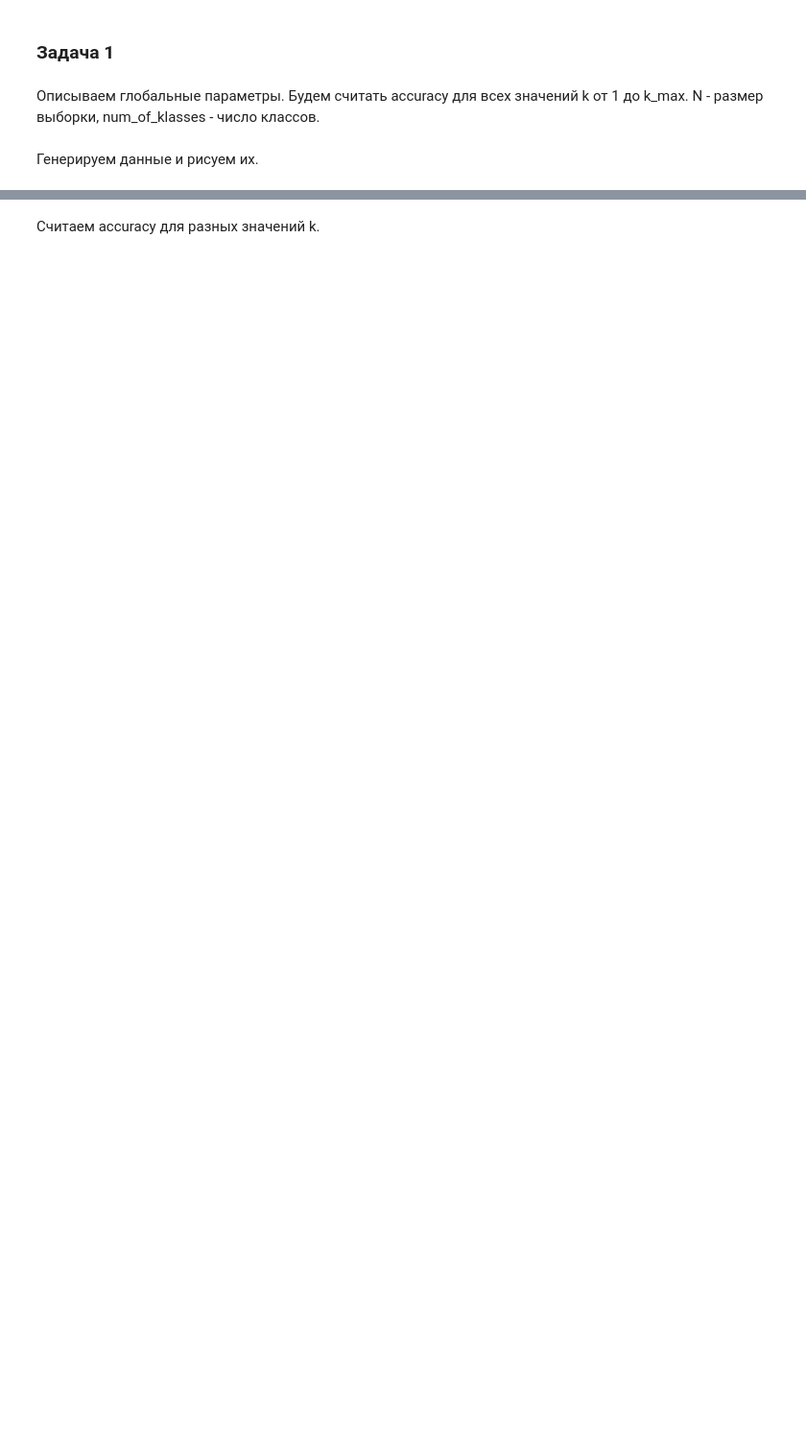
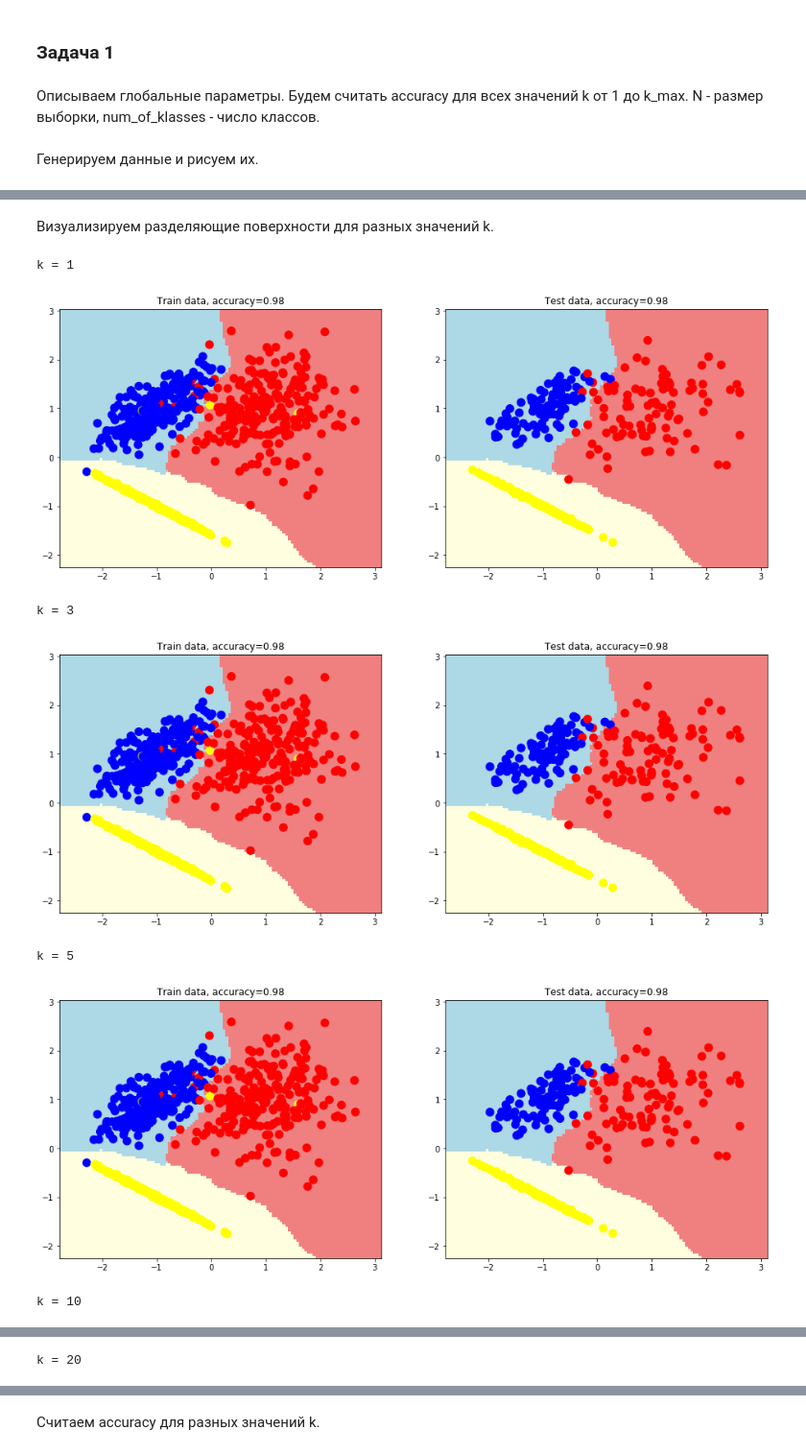
Before and after one commit to KaloshinPE/machinelearning_6sem, a Jupyter notebook: task1/report.ipynb, the cells around one changed output, grey strips where cells are left out. Shown: that part at 96% size. Saved outputs shown, nothing was run; the diff lists cells and outputs as text; code cells hidden in the pictures; blank space fills up the shorter version.

```diff
--- a/task1/report.ipynb
+++ b/task1/report.ipynb
@@ -35,0 +35,45 @@ plt.show()
+# %% [markdown]
+Визуализируем разделяющие поверхности для разных значений k.
+# %%
+def get_meshgrid(data, step=.05, border=.5,):
+    x_min, x_max = data[:, 0].min() - border, data[:, 0].max() + border
+    y_min, y_max = data[:, 1].min() - border, data[:, 1].max() + border
+    return np.meshgrid(np.arange(x_min, x_max, step), np.arange(y_min, y_max, step))
+
+
+def plot_decision_surface(estimator, train_data, train_labels, test_data, test_labels,
+                          colors=colors, light_colors=light_colors):
+    # fit model
+    estimator.fit(train_data, train_labels)
+
+    # set figure size
+    plt.figure(figsize=(16, 6))
+
+    # plot decision surface on the train data
+    plt.subplot(1, 2, 1)
+    xx, yy = get_meshgrid(train_data)
+    mesh_predictions = np.array(estimator.predict(np.c_[xx.ravel(), yy.ravel()])).reshape(xx.shape)
+    plt.pcolormesh(xx, yy, mesh_predictions, cmap=light_colors)
+    plt.scatter(train_data[:, 0], train_data[:, 1], c=train_labels, s=100, cmap=colors)
+    plt.title(
+        'Train data, accuracy={:.2f}'.format(metrics.accuracy_score(train_labels, estimator.predict(train_data))))
+
+    # plot decision surface on the test data
+    plt.subplot(1, 2, 2)
+    plt.pcolormesh(xx, yy, mesh_predictions, cmap=light_colors)
+    plt.scatter(test_data[:, 0], test_data[:, 1], c=test_labels, s=100, cmap=colors)
+    plt.title('Test data, accuracy={:.2f}'.format(metrics.accuracy_score(test_labels, estimator.predict(test_data))))
+
+    plt.show()
+
+for i in [1, 3, 5, 10, 20, 30, 50]:
+    print "k = " + str(i)
+    plot_decision_surface(KNeighborsClassifier(), train_data,  train_labels, test_data, test_labels)
+# %% [output]
+k = 1
+[figure, added]
+k = 3
+[figure, added]
+k = 5
+[figure, added]
+k = 10
@@ -35,0 +81 @@ plt.show()
+k = 20
```
Also changed, not shown: parts of 9 cells of this notebook, 2 other files.
